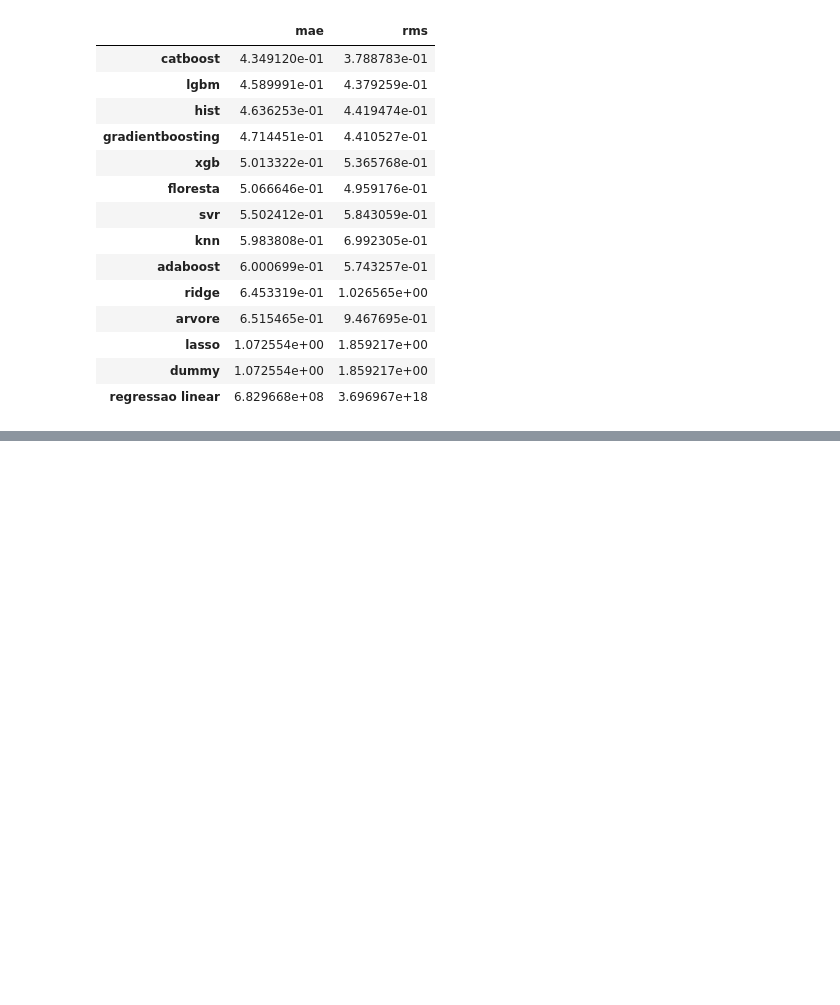
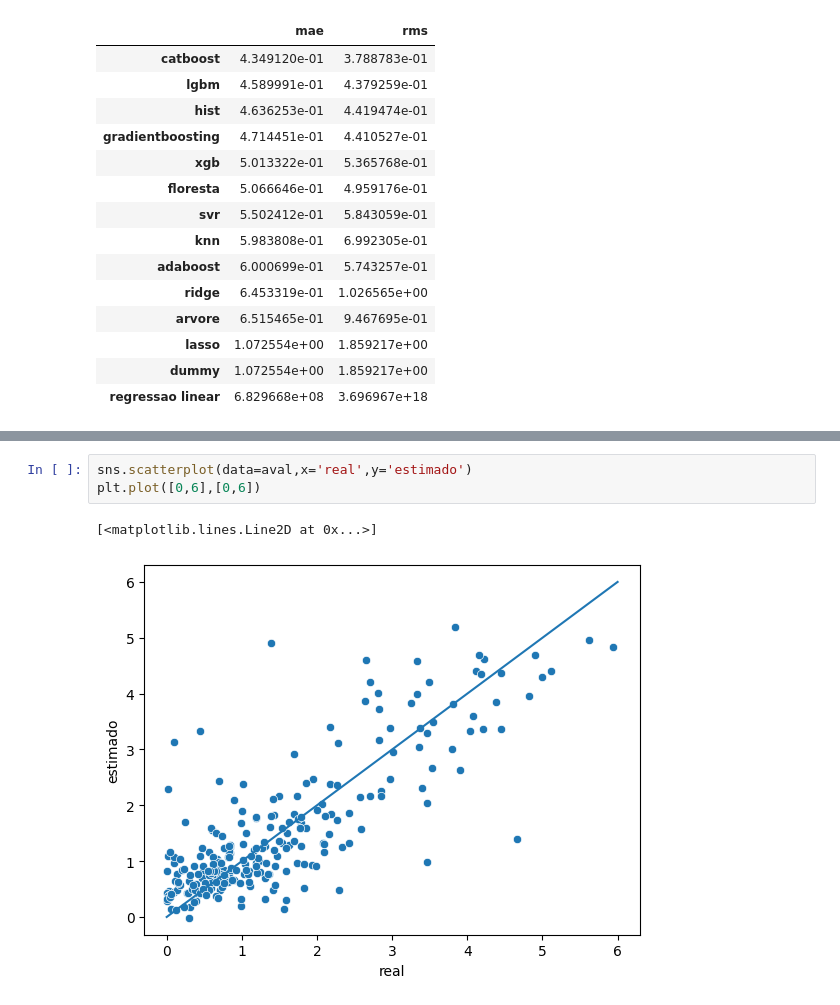
Before and after one commit to Alexandre-Esposte/Machine-learning-aplicado-f-sica, a Jupyter notebook: lista4-project2/lista4-project2.ipynb, the cells around one changed output, grey strips where cells are left out. Cells and saved outputs as stored; diff of their text form; blank space fills up the shorter version.

```diff
--- a/lista4-project2/lista4-project2.ipynb
+++ b/lista4-project2/lista4-project2.ipynb
@@ -787,0 +914,6 @@ com_polynomial.sort_values(by='mae',ascending=True)
+# %%
+sns.scatterplot(data=aval,x='real',y='estimado')
+plt.plot([0,6],[0,6])
+# %% [output]
+[<matplotlib.lines.Line2D at 0x...>]
+[figure, added]
```
Also changed, not shown: parts of 24 cells of this notebook, 4 other files.
